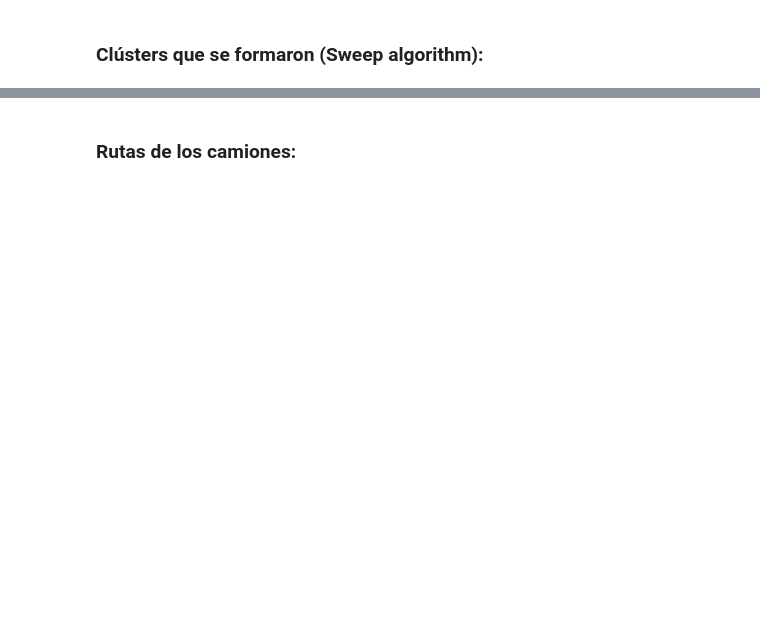
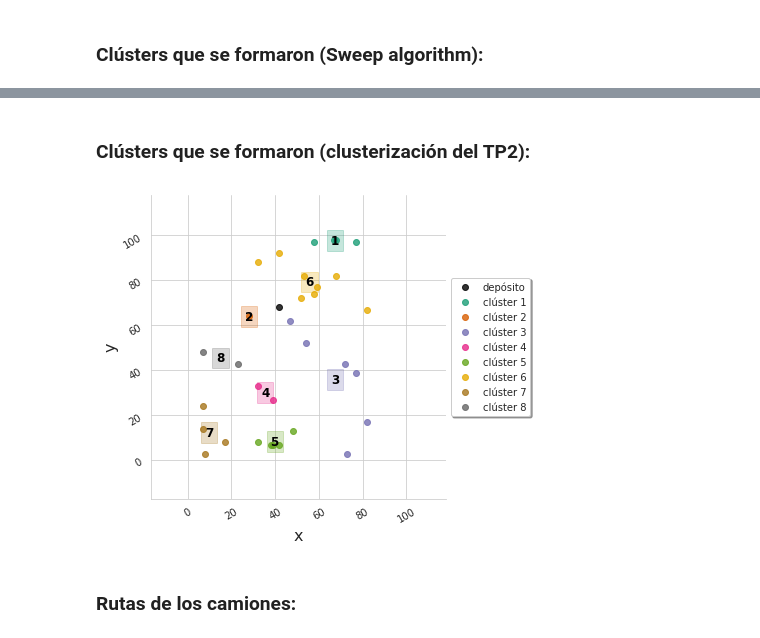
Before and after one commit to asdolo/algo3-tp3, a Jupyter notebook: jupyter/notebook.ipynb, the cells around one changed output, grey strips where cells are left out. Drawn from its saved outputs; the diff is of its cells as text; code cells hidden in the pictures; blank space fills up the shorter version.

```diff
--- a/jupyter/notebook.ipynb
+++ b/jupyter/notebook.ipynb
@@ -399,3 +416,9 @@ plot_clusters('../output/4-otra-clusterizacion/clusters.csv', palette='Dark2', s
+# %% [markdown]
+<h3>Clústers que se formaron (clusterización del TP2):</h3>
+# %%
+plot_clusters('../output/4-otra-clusterizacion/clusters.csv', palette='Dark2', show_labels=True, xlim=[0,200], ylim=[0,200])
+# %% [output]
+[figure, added]
 # %% [markdown]
 <h3>Rutas de los camiones:</h3>
 # %%
```
Also changed, not shown: parts of 5 cells of this notebook.
